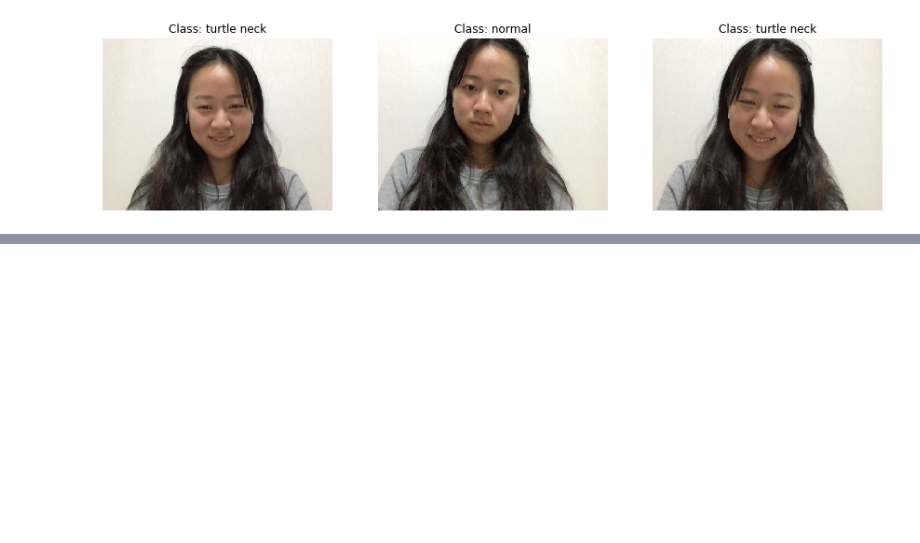
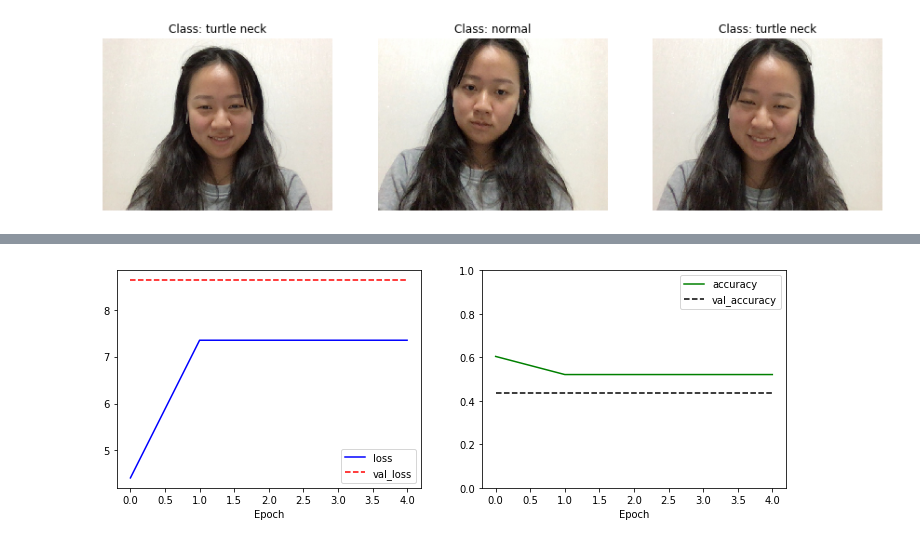
Before and after one commit to jooeunkiim/turtleneck, a Jupyter notebook: opencv/augmentor.ipynb, the cells around one changed output, grey strips where cells are left out. Saved outputs shown, nothing was run; the diff lists cells and outputs as text; code cells hidden in the pictures; blank space fills up the shorter version.

```diff
--- a/opencv/augmentor.ipynb
+++ b/opencv/augmentor.ipynb
@@ -59,0 +54,12 @@ model = tf.keras.models.Sequential([
+# %%
+model = tf.keras.Sequential([
+    tf.keras.layers.Flatten(input_shape=(480,640,3)),
+    tf.keras.layers.Dense(units=512, activation='relu'),
+    tf.keras.layers.Dense(units=2, activation='softmax')
+])
+
+model.compile(optimizer=tf.keras.optimizers.Adam(),
+              loss='BinaryCrossentropy',
+              metrics=['accuracy'])
+
+model.summary()
@@ -59,0 +81,2 @@ model = tf.keras.models.Sequential([
+# %%
+history = model.fit(images, labels, epochs=5, validation_split=0.25)
@@ -60,3 +94,22 @@ model = tf.keras.models.Sequential([
+# %%
+plt.figure(figsize=(12, 4))
+
+plt.subplot(1, 2, 1)
+plt.plot(history.history['loss'], 'b-', label='loss')
+plt.plot(history.history['val_loss'], 'r--', label='val_loss')
+plt.xlabel('Epoch')
+plt.legend()
+
+plt.subplot(1, 2, 2)
+plt.plot(history.history['accuracy'], 'g-', label='accuracy')
+plt.plot(history.history['val_accuracy'], 'k--', label='val_accuracy')
+plt.xlabel('Epoch')
+plt.ylim(0.0, 1)
+plt.legend()
+
+plt.show()
+# %% [output]
+[figure, added]
 # %%
 # data loader for torch
 transforms = torchvision.transforms.Compose([
```
Also changed, not shown: parts of 3 cells of this notebook.
